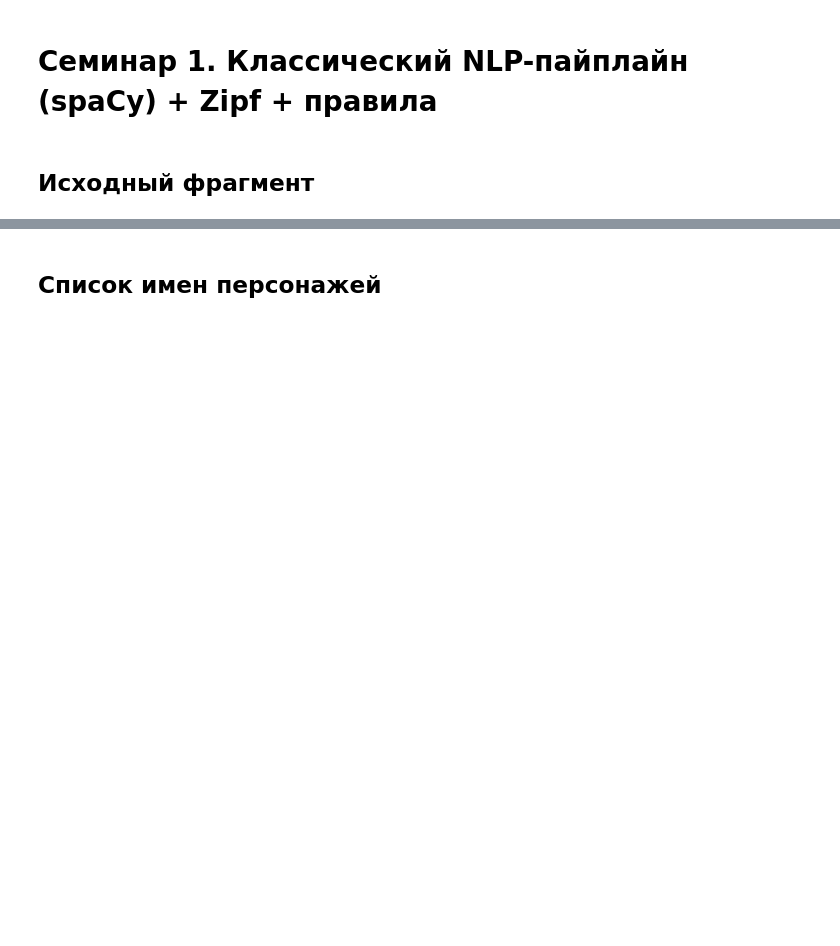
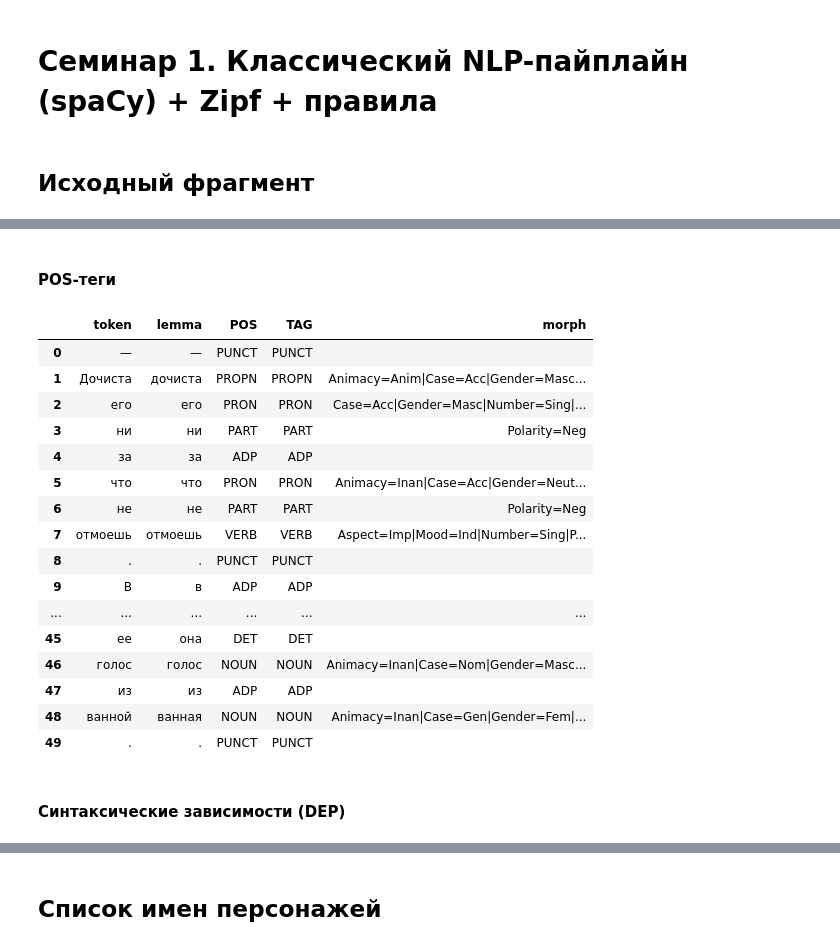
Before and after one commit to liminalvoid/nlp, a Jupyter notebook: sem_1.ipynb, the cells around one changed output, grey strips where cells are left out. Cells and saved outputs as stored; diff of their text form; code cells hidden in the pictures; blank space fills up the shorter version.

```diff
--- a/sem_1.ipynb
+++ b/sem_1.ipynb
@@ -437,8 +2,0 @@ pd.DataFrame(rows, columns=["token","lemma","POS","TAG","morph"])
-# %%
-# 9.2 Синтаксические зависимости (DEP): token -> head
-dep_rows = []
-for t in doc_ru:
-    if t.is_space:
-        continue
-    dep_rows.append([t.text, t.dep_, t.head.text])
-pd.DataFrame(dep_rows, columns=["token","dep","head"])
@@ -763,0 +334,6 @@ displacy.render(doc_ru, style="dep", jupyter=True, options={"distance": 90})
+# %%
+selected_sentences = [sentences[50], sentences[228], sentences[4000], sentences[1177], sentences[1337]]
+# Токены из выбранных предложений (для `pymorphy3`)
+selected_tokens = re.findall(r"[А-Яа-яЁё]+(?:-[А-Яа-яЁё]+)?", " ".join(selected_sentences).lower())
+
+selected_sentences, selected_tokens
@@ -763,0 +371,39 @@ displacy.render(doc_ru, style="dep", jupyter=True, options={"distance": 90})
+# %% [markdown]
+#### POS-теги
+# %%
+import spacy
+import pandas as pd
+
+
+nlp = spacy.load("ru_core_news_sm")
+
+doc = nlp(" ".join(selected_sentences))
+rows = []
+
+for t in doc:
+    if t.is_space:
+        continue
+
+    rows.append([t.text, t.lemma_, t.pos_, t.tag_, t.morph.to_json()])
+
+pd.DataFrame(rows, columns=["token", "lemma", "POS", "TAG", "morph"])
+# %% [output]
+|  | token | lemma | POS | TAG | morph |
+| 0 | — | — | PUNCT | PUNCT |  |
+| 1 | Дочиста | дочиста | PROPN | PROPN | Animacy=Anim|Case=Acc|Gender=Masc... |
+| 2 | его | его | PRON | PRON | Case=Acc|Gender=Masc|Number=Sing|... |
+| 3 | ни | ни | PART | PART | Polarity=Neg |
+| 4 | за | за | ADP | ADP |  |
+| 5 | что | что | PRON | PRON | Animacy=Inan|Case=Acc|Gender=Neut... |
+| 6 | не | не | PART | PART | Polarity=Neg |
+| 7 | отмоешь | отмоешь | VERB | VERB | Aspect=Imp|Mood=Ind|Number=Sing|P... |
+| 8 | . | . | PUNCT | PUNCT |  |
+| 9 | В | в | ADP | ADP |  |
+| ... | ... | ... | ... | ... | ... |
+| 45 | ее | она | DET | DET |  |
+| 46 | голос | голос | NOUN | NOUN | Animacy=Inan|Case=Nom|Gender=Masc... |
+| 47 | из | из | ADP | ADP |  |
+| 48 | ванной | ванная | NOUN | NOUN | Animacy=Inan|Case=Gen|Gender=Fem|... |
+| 49 | . | . | PUNCT | PUNCT |  |
+# %% [markdown]
+#### Синтаксические зависимости (DEP)
```
Also changed, not shown: parts of 97 cells of this notebook.
